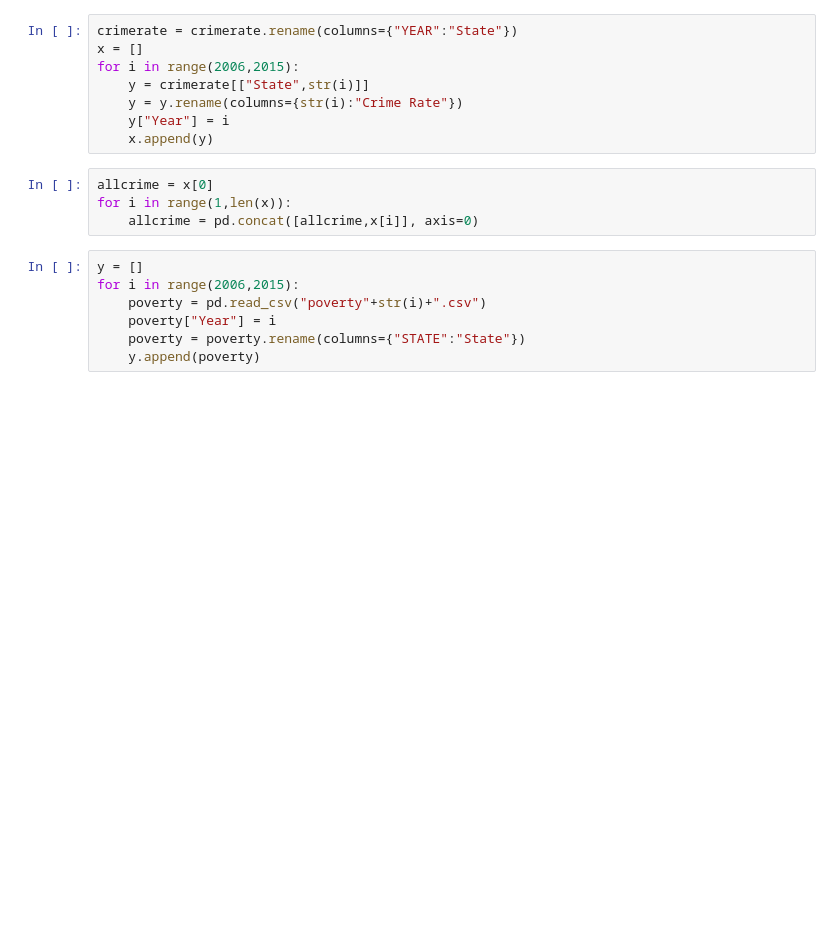
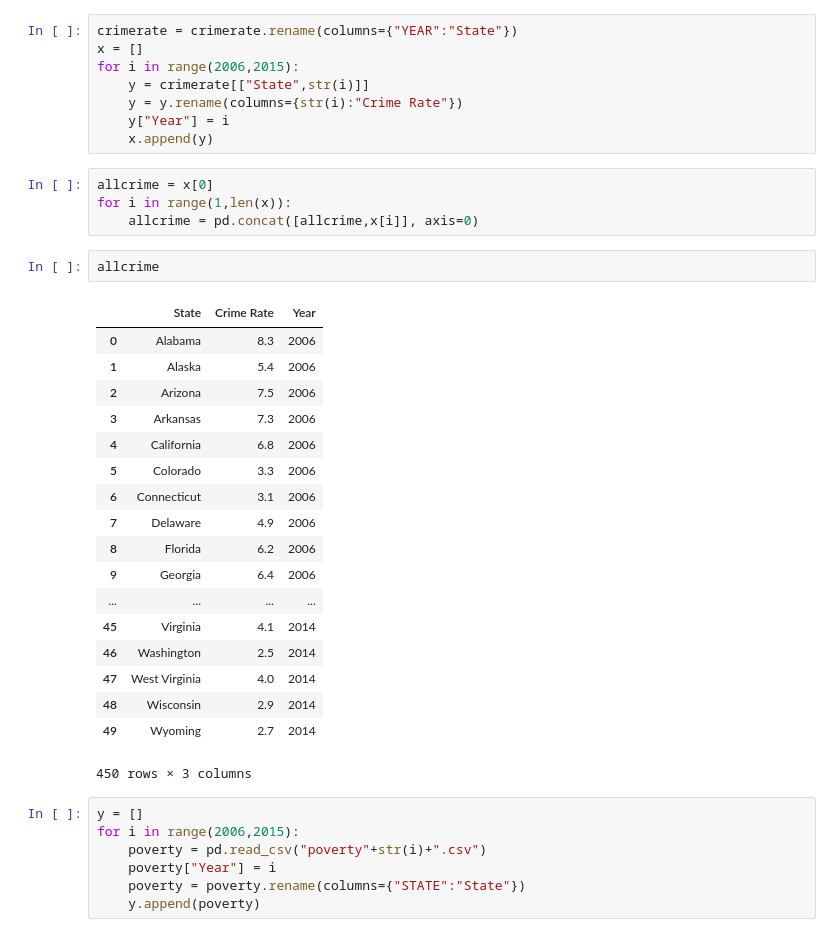
Before and after one commit to ashleyxie1230/Wenjia_Xie_FinalProject, a Jupyter notebook: Untitled.ipynb, the cells around one changed output. Saved outputs shown, nothing was run; the diff lists cells and outputs as text; blank space fills up the shorter version.

```diff
--- a/Untitled.ipynb
+++ b/Untitled.ipynb
@@ -21,6 +21,27 @@ for i in range(2006,2015):
 allcrime = x[0]
 for i in range(1,len(x)):
     allcrime = pd.concat([allcrime,x[i]], axis=0)
+# %%
+allcrime
+# %% [output]
+|  | State | Crime Rate | Year |
+| 0 | Alabama | 8.3 | 2006 |
+| 1 | Alaska | 5.4 | 2006 |
+| 2 | Arizona | 7.5 | 2006 |
+| 3 | Arkansas | 7.3 | 2006 |
+| 4 | California | 6.8 | 2006 |
+| 5 | Colorado | 3.3 | 2006 |
+| 6 | Connecticut | 3.1 | 2006 |
+| 7 | Delaware | 4.9 | 2006 |
+| 8 | Florida | 6.2 | 2006 |
+| 9 | Georgia | 6.4 | 2006 |
+| ... | ... | ... | ... |
+| 45 | Virginia | 4.1 | 2014 |
+| 46 | Washington | 2.5 | 2014 |
+| 47 | West Virginia | 4.0 | 2014 |
+| 48 | Wisconsin | 2.9 | 2014 |
+| 49 | Wyoming | 2.7 | 2014 |
+450 rows × 3 columns
 # %%
 y = []
 for i in range(2006,2015):
```
Also changed, not shown: parts of 1 cell of this notebook.
